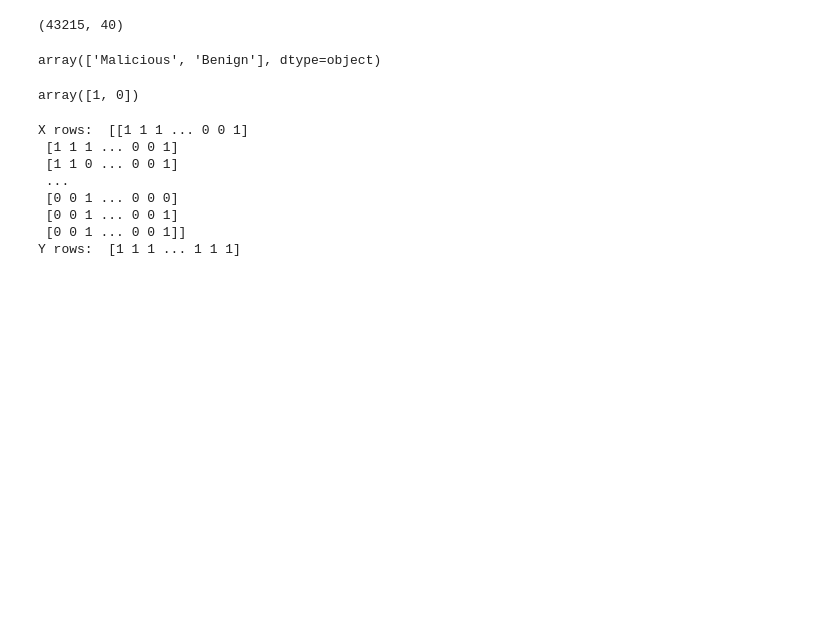
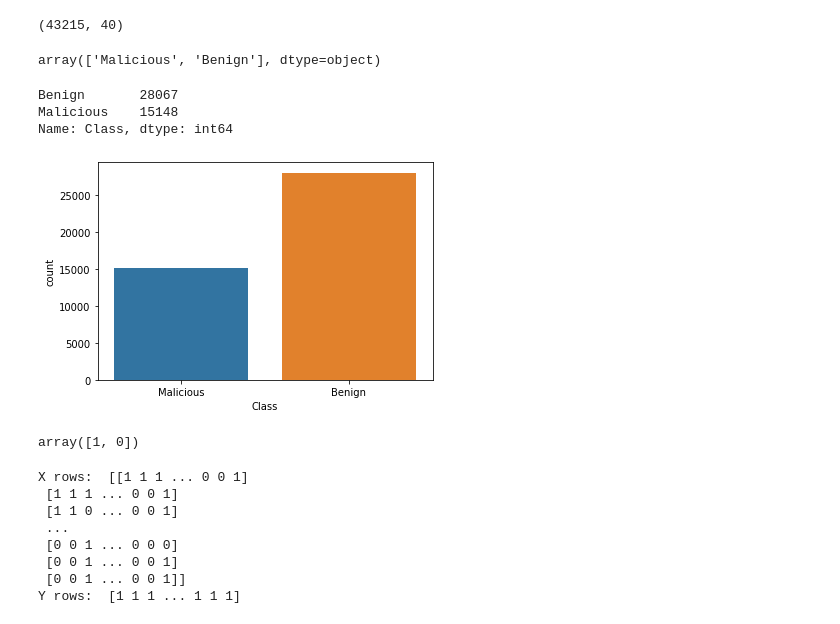
Before and after one commit to madhanmohans/Cross-Site-Scripting-Detection, a Jupyter notebook: XSS_detection_|_Phase_1_work.ipynb, the cells around one changed output. Cells and saved outputs as stored; diff of their text form; code cells hidden in the pictures; blank space fills up the shorter version.

```diff
--- a/XSS_detection_|_Phase_1_work.ipynb
+++ b/XSS_detection_|_Phase_1_work.ipynb
@@ -124,6 +133,16 @@ df.shape
 df['Class'].unique()
 # %% [output]
 array(['Malicious', 'Benign'], dtype=object)
+# %%
+df['Class'].value_counts()
+# %% [output]
+Benign       28067
+Malicious    15148
+Name: Class, dtype: int64
+# %%
+sns.countplot(data=df, x="Class");
+# %% [output]
+[figure, added]
 # %%
 label_encoder = preprocessing.LabelEncoder()
 df['Class']= label_encoder.fit_transform(df['Class'])
```
Also changed, not shown: parts of 8 cells of this notebook.
